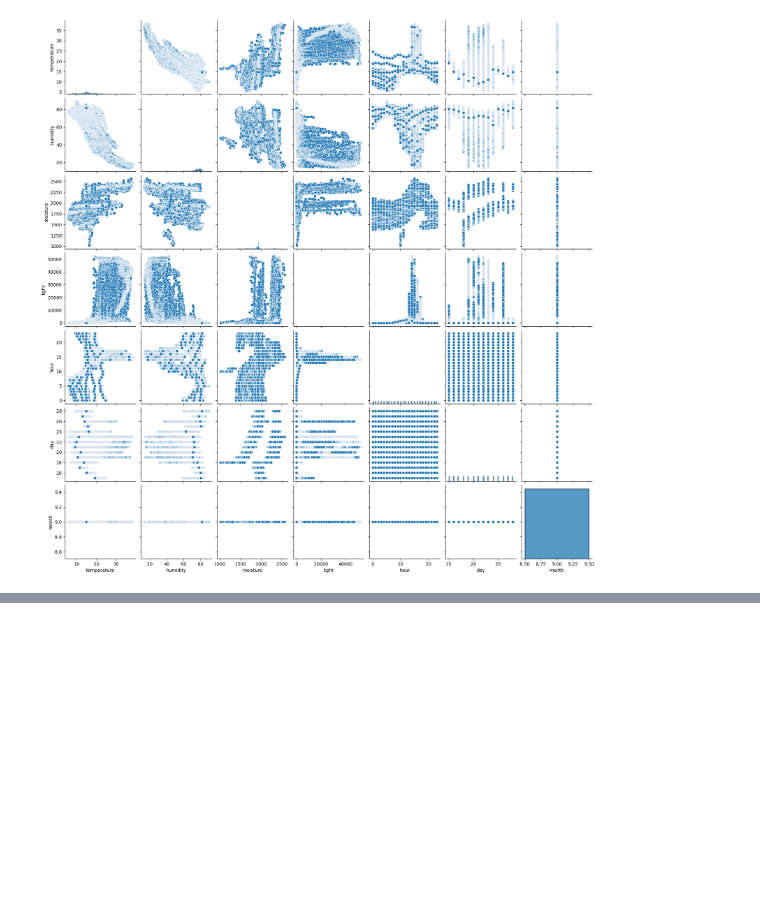
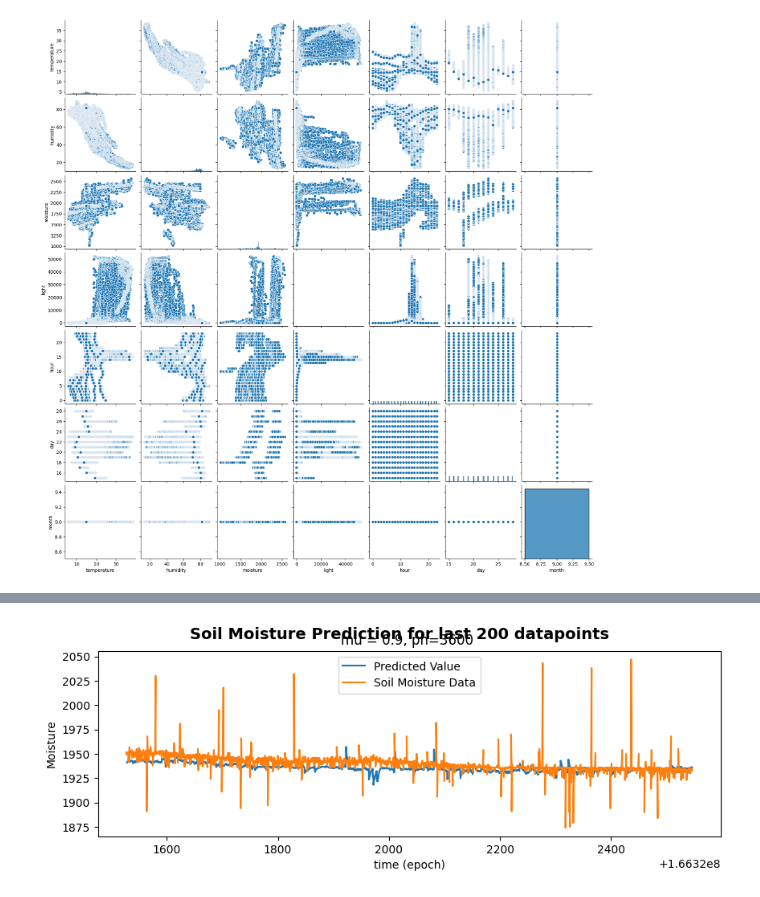
Before and after one commit to santausd/plant_health_assessment_model, a Jupyter notebook: AAI_530_A1_Group_1_IoT_Based_Crop_Monitoring_and_Health_Assessment.ipynb, the cells around one changed output, grey strips where cells are left out. Cells and saved outputs as stored; diff of their text form; code cells hidden in the pictures; blank space fills up the shorter version.

```diff
--- a/AAI_530_A1_Group_1_IoT_Based_Crop_Monitoring_and_Health_Assessment.ipynb
+++ b/AAI_530_A1_Group_1_IoT_Based_Crop_Monitoring_and_Health_Assessment.ipynb
@@ -513,0 +637,7 @@ plt.show()
+# %%
+#Plot last 200 data points/predictions
+startpoint = n_s-2000
+lastpoint = n_s
+visualise_results(startpoint, lastpoint, ts, ys, tp_pred, yp_pred, 'for last 200 datapoints')
+# %% [output]
+[figure, added]
```
Also changed, not shown: parts of 21 cells of this notebook.
